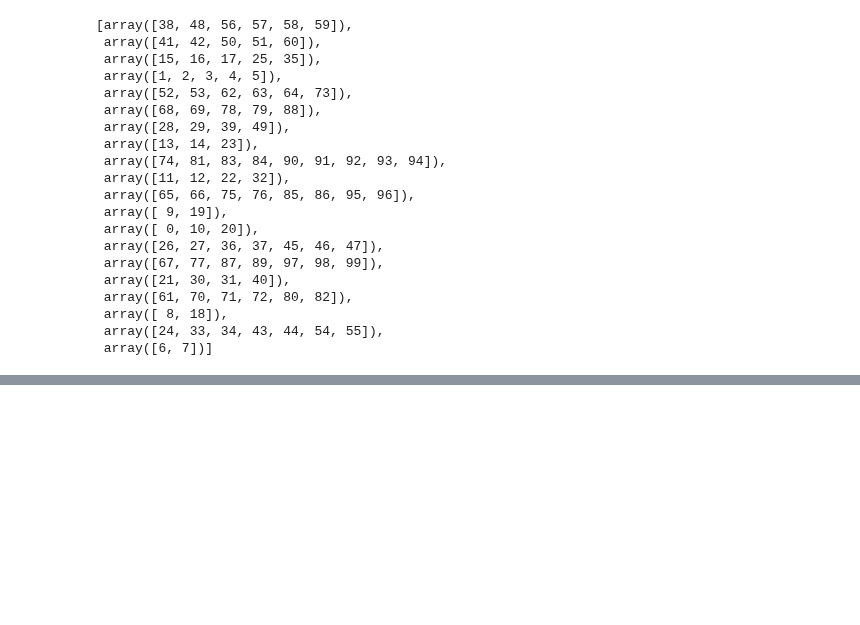
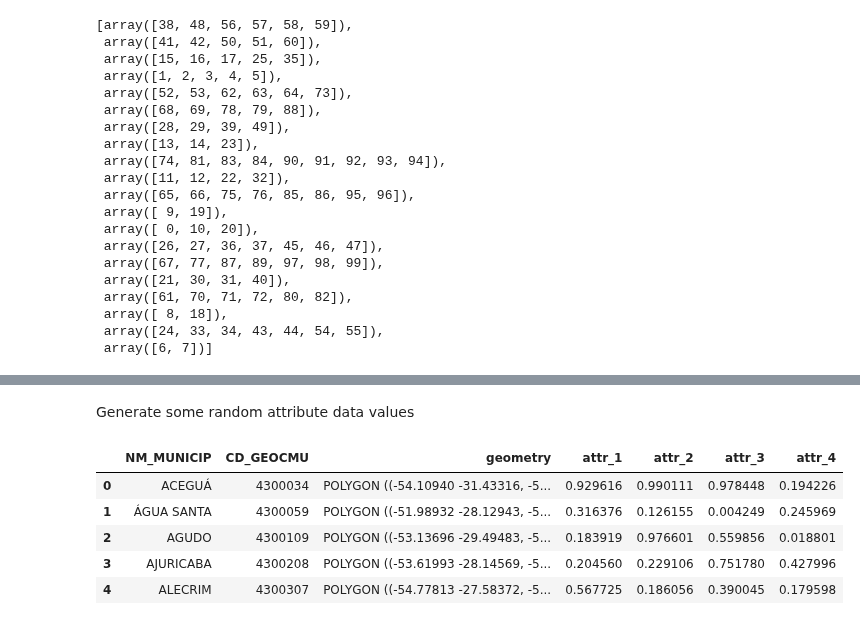
Before and after one commit to pysal/spopt, a Jupyter notebook: notebooks/reg-k-means.ipynb, the cells around one changed output, grey strips where cells are left out. Saved outputs shown, nothing was run; the diff lists cells and outputs as text; code cells hidden in the pictures; blank space fills up the shorter version.

```diff
--- a/notebooks/reg-k-means.ipynb
+++ b/notebooks/reg-k-means.ipynb
@@ -137,0 +218,16 @@ regions
+# %% [markdown]
+Generate some random attribute data values
+# %%
+n_polys = rsbr_gdf.shape[0]
+numpy.random.seed(RANDOM_SEED)
+attr_cols = ["attr_1", "attr_2", "attr_3", "attr_4"]
+for attr_col in attr_cols:
+    rsbr_gdf[attr_col] = numpy.random.random(n_polys)
+rsbr_gdf.head()
+# %% [output]
+|  | NM_MUNICIP | CD_GEOCMU | geometry | attr_1 | attr_2 | attr_3 | attr_4 |
+| 0 | ACEGUÁ | 4300034 | POLYGON ((-54.10940 -31.43316, -5... | 0.929616 | 0.990111 | 0.978448 | 0.194226 |
+| 1 | ÁGUA SANTA | 4300059 | POLYGON ((-51.98932 -28.12943, -5... | 0.316376 | 0.126155 | 0.004249 | 0.245969 |
+| 2 | AGUDO | 4300109 | POLYGON ((-53.13696 -29.49483, -5... | 0.183919 | 0.976601 | 0.559856 | 0.018801 |
+| 3 | AJURICABA | 4300208 | POLYGON ((-53.61993 -28.14569, -5... | 0.204560 | 0.229106 | 0.751780 | 0.427996 |
+| 4 | ALECRIM | 4300307 | POLYGON ((-54.77813 -27.58372, -5... | 0.567725 | 0.186056 | 0.390045 | 0.179598 |
```
Also changed, not shown: parts of 28 cells of this notebook.
